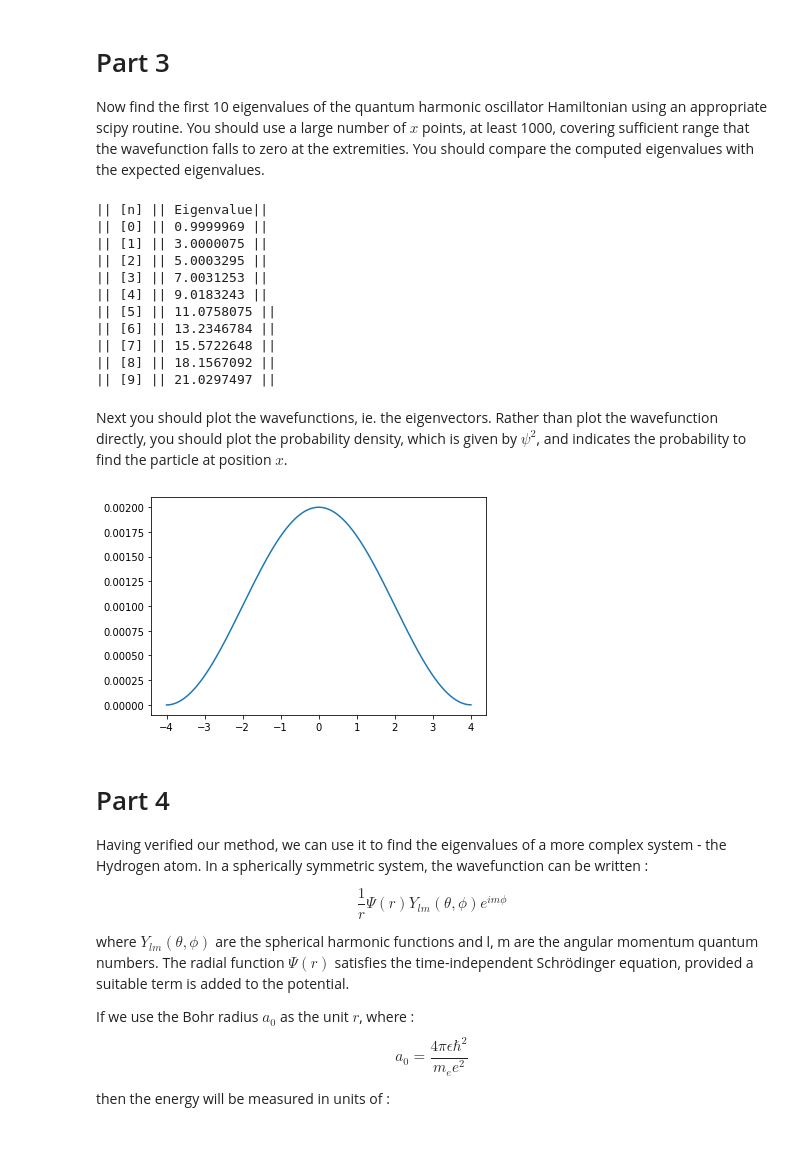
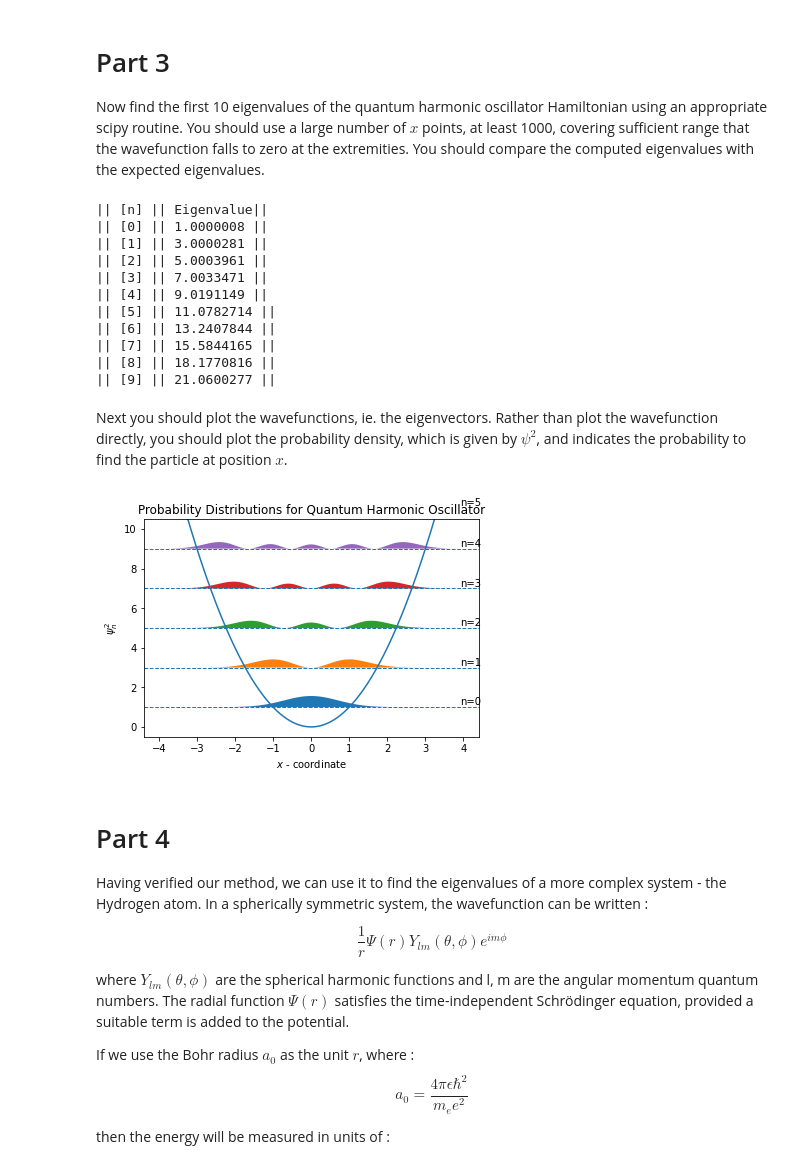
Before and after one commit to sam-you-ell/Computational-Physics, a Jupyter notebook: LinAlgEx2.ipynb, the cells around one changed output. Cells and saved outputs as stored; diff of their text form; code cells hidden in the pictures; blank space fills up the shorter version.

Commit message:
FIxed scaling of evectors

```diff
--- a/LinAlgEx2.ipynb
+++ b/LinAlgEx2.ipynb
@@ -95,7 +84,7 @@ def hamiltonian(x, v):
         H[i, i+1] = -1
         H[i+1, i] = -1
     dx = x[1] - x[0]
-    H = H / (dx**2)
+    H = H / np.power(x, 2)
     for i in range(len(x)):
         H[i,i] = H[i,i] + v[i]
     return H.toarray()
@@ -104,8 +93,12 @@ def hamiltonian2(x, v):
     dx = x[1] - x[0]
     D = sparse.diags([-1, 2, -1], [-1, 0, 1], shape = (len(x), len(x)))
     V = sparse.diags([0,v,0], [-1,0,1], shape = (len(x), len(x)))
-    H = D/ (dx**2) + V
+    H = D/np.power(dx, 2) + V
     return H.toarray()
+
+    """
+    standard method
+    """
 # %% [markdown]
 Test your function by printing the matrix it returns.  You can use small $N$ and check a few elements by hand to ensure they are correct.
 # %%
@@ -124,31 +119,52 @@ print(hamiltonian(xs, potential_qho(xs)))
 
 Now find the first 10 eigenvalues of the quantum harmonic oscillator Hamiltonian using an appropriate scipy routine. You should use a large number of $x$ points, at least 1000, covering sufficient range that the wavefunction falls to zero at the extremities. You should compare the computed eigenvalues with the expected eigenvalues.
 # %%
-points = np.linspace(-4, 4, 1000)
-evals, evects = linalg.eigh(hamiltonian(points, potential_qho(points)))
+points = np.linspace(-4, 4, 5000)
+evals, evects = linalg.eigh(hamiltonian2(points, potential_qho(points)))
+
+index= np.argsort(evals)
+evals = np.real(evals[index])
+evects = evects[:, index]
+dx = points[1] - points[0]
+evectsNormalised = np.zeros_like(evects)
+for i in range(len(points)):
+    normalisation = integrate.trapz(evects[:,i]**2,dx=dx)
+    evectsNormalised[:,i]=  evects[:,i]/np.sqrt(normalisation)
+
 print("|| [n]","||", 'Eigenvalue' "||")
 for i in range(10):
     print('||',[i],'||',"%.7f"%evals[i], "||")
+
+"""
+Plott eigen values against theoretical, show that it diverges away from theoretical
+"""
 # %% [output]
 || [n] || Eigenvalue||
-|| [0] || 0.9999969 ||
-|| [1] || 3.0000075 ||
-|| [2] || 5.0003295 ||
-|| [3] || 7.0031253 ||
-|| [4] || 9.0183243 ||
-|| [5] || 11.0758075 ||
-|| [6] || 13.2346784 ||
-|| [7] || 15.5722648 ||
-|| [8] || 18.1567092 ||
-|| [9] || 21.0297497 ||
+|| [0] || 1.0000008 ||
+|| [1] || 3.0000281 ||
+|| [2] || 5.0003961 ||
+|| [3] || 7.0033471 ||
+|| [4] || 9.0191149 ||
+|| [5] || 11.0782714 ||
+|| [6] || 13.2407844 ||
+|| [7] || 15.5844165 ||
+|| [8] || 18.1770816 ||
+|| [9] || 21.0600277 ||
 # %% [markdown]
 Next you should plot the wavefunctions, ie. the eigenvectors.  Rather than plot the wavefunction directly, you should plot the probability density, which is given by $\psi^2$, and indicates the probability to find the particle at position $x$.
-# %%
-
-plt.plot(points, evects[0]**2)
-plt.show()
-# %% [output]
-[figure, removed]
+# %%
+#plt.xlim((x[0], x[-1]))
+plt.ylim((-0.5, 10.5))
+plt.title("Probability Distributions for Quantum Harmonic Oscillator")
+plt.xlabel('$x$ - coordinate')
+plt.ylabel('$\psi^2_n$')
+plt.plot(points, potential_qho(points))
+for i in range(6):
+    plt.axhline(evals[i], ls = '--', lw = 1)
+    plt.fill_between(points, evals[i], evals[i] + evectsNormalised[:,i]**2, lw = 0)
+    plt.text(points[-50], 0.1+evals[i], f"n={i}")
+# %% [output]
+[figure, added]
 # %% [markdown]
 # Part 4
 
```
Also changed, not shown: parts of 6 cells of this notebook, 1 other file.
